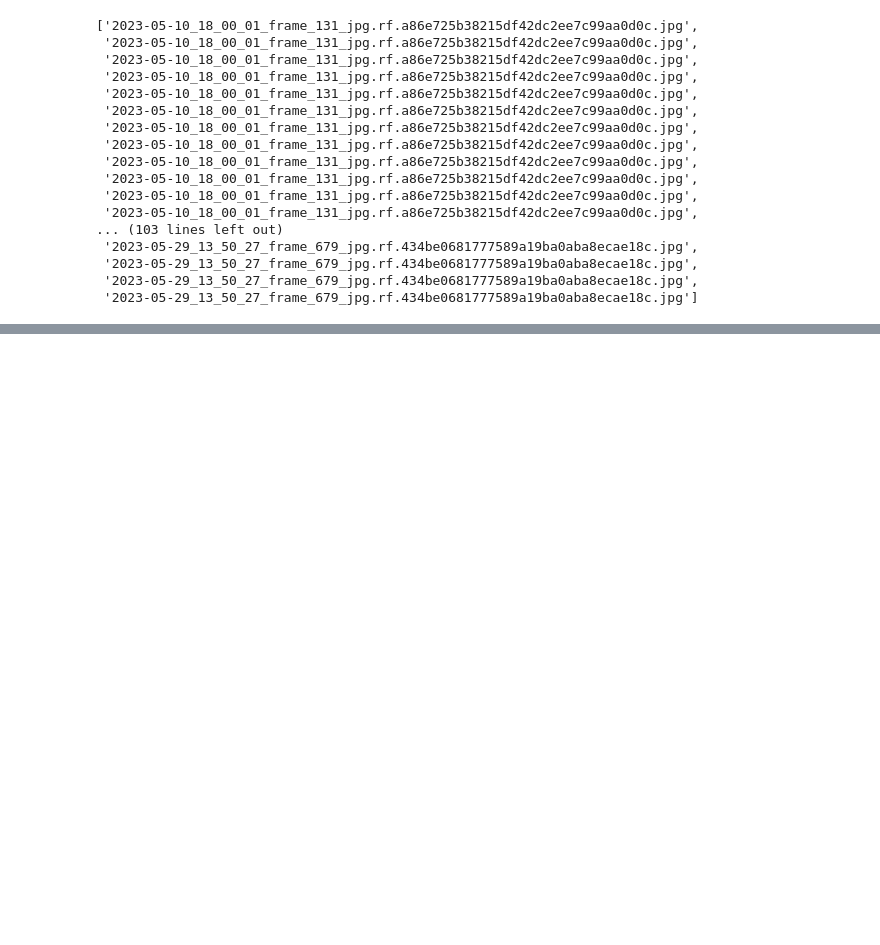
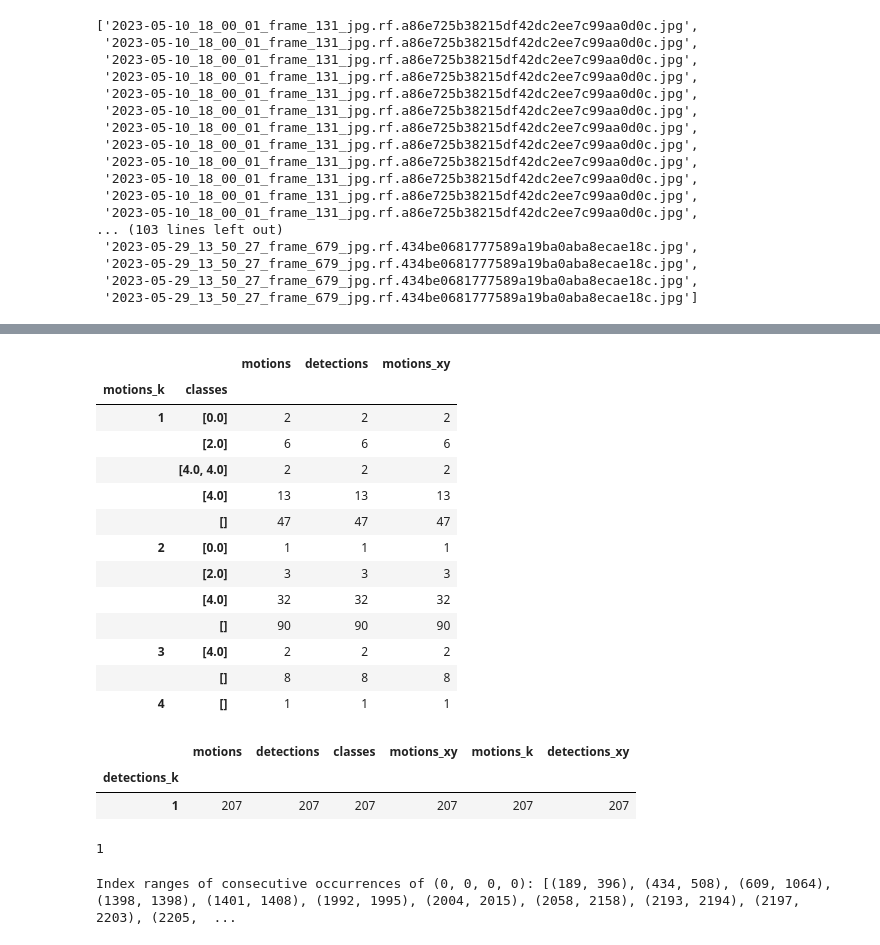
Before and after one commit to eai6/BeeVision, a Jupyter notebook: solitary_bee_hotels/scripts/research.ipynb, the cells around one changed output, grey strips where cells are left out. Cells and saved outputs as stored; diff of their text form; code cells hidden in the pictures; blank space fills up the shorter version.

```diff
--- a/solitary_bee_hotels/scripts/research.ipynb
+++ b/solitary_bee_hotels/scripts/research.ipynb
@@ -238,0 +608,40 @@ train_files
+# %%
+df1["motions_xy"] = df1["motions"].apply(extractMiddlePoints)
+df1["detections_xy"] = df1["detections"].apply(extractMiddlePoints)
+# %%
+def getClusterNumber(data:list) -> int:
+    '''
+    Input: List of [(x,y), (x,y)]
+
+    output: number of clusters in list based on silhoutte scores
+    '''
+    #print(data)
+    #print(len(data))
+
+    if len(data) < 2:
+        return 1
+
+    #Calculate silhouette scores for different numbers of clusters
+    max_clusters = len(data) - 1
+    if max_clusters > 5: # No more than 5 clusters
+        max_clusters = 5
+
+    si_scores = {
+        1: 0.1
+    } # save scores
+    # iterate over different k number and get scores
+    for num_clusters in range(2, max_clusters + 1):
+        kmeans = KMeans(n_clusters=num_clusters, random_state=42)
+        labels = kmeans.fit_predict(data)
+        #print(labels)
+        silhouette_avg = silhouette_score(data, labels)
+        si_scores[num_clusters] = silhouette_avg
+
+
+    max_key = max(si_scores, key=si_scores.get)
+
+
+    return max_key
+# %%
+df1["motions_k"] = df1["motions_xy"].apply(getClusterNumber)
+df1["detections_k"] = df1["detections_xy"].apply(getClusterNumber)
@@ -238,0 +667,29 @@ train_files
+# %%
+df1.groupby(["motions_k","classes"]).count()
+# %% [output]
+|  |  | motions | detections | motions_xy |
+| motions_k | classes |  |  |  |
+| 1 | [0.0] | 2 | 2 | 2 |
+|  | [2.0] | 6 | 6 | 6 |
+|  | [4.0, 4.0] | 2 | 2 | 2 |
+|  | [4.0] | 13 | 13 | 13 |
+|  | [] | 47 | 47 | 47 |
+| 2 | [0.0] | 1 | 1 | 1 |
+|  | [2.0] | 3 | 3 | 3 |
+|  | [4.0] | 32 | 32 | 32 |
+|  | [] | 90 | 90 | 90 |
+| 3 | [4.0] | 2 | 2 | 2 |
+|  | [] | 8 | 8 | 8 |
+| 4 | [] | 1 | 1 | 1 |
+# %%
+df1.groupby("detections_k").count()
+# %% [output]
+|  | motions | detections | classes | motions_xy | motions_k | detections_xy |
+| detections_k |  |  |  |  |  |  |
+| 1 | 207 | 207 | 207 | 207 | 207 | 207 |
+# %%
+#result = df.groupby('Group')['Value'].apply(lambda x: x.mode().iloc[0]).reset_index()
+
+df1.groupby("detections_k")['motions'].apply(lambda x: x.mode().iloc[0]).reset_index()["detections_k"].tolist()[0]
+# %% [output]
+1
@@ -238,0 +727,7 @@ train_files
+# %%
+my_list = df["motions_coordinates"].tolist()
+element_to_find = '(0, 0, 0, 0)'
+result = getActivityRanges(my_list, element_to_find)
+print(f"Index ranges of consecutive occurrences of {element_to_find}: {result}")
+# %% [output]
+Index ranges of consecutive occurrences of (0, 0, 0, 0): [(189, 396), (434, 508), (609, 1064), (1398, 1398), (1401, 1408), (1992, 1995), (2004, 2015), (2058, 2158), (2193, 2194), (2197, 2203), (2205,  ...
```
Also changed, not shown: parts of 43 cells of this notebook, 3 other files.
